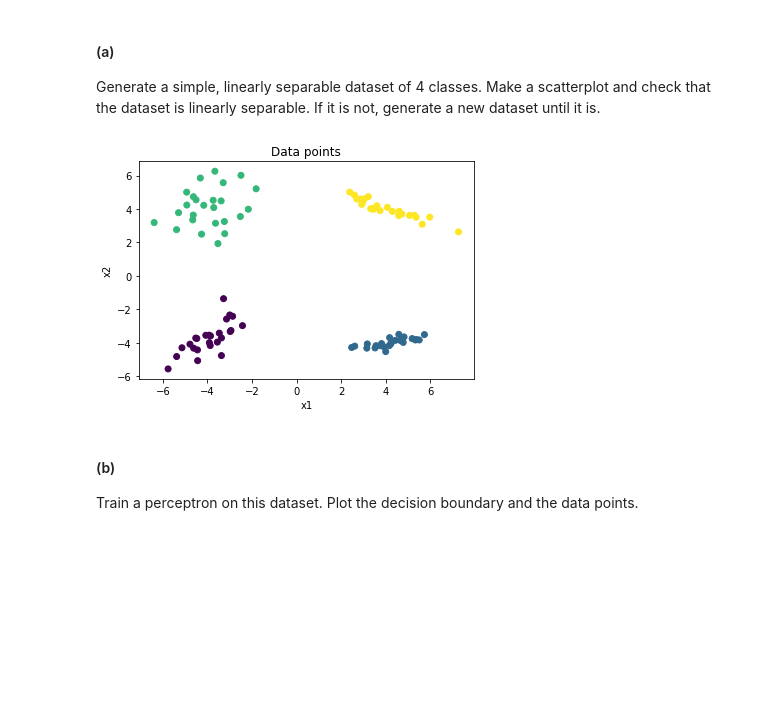
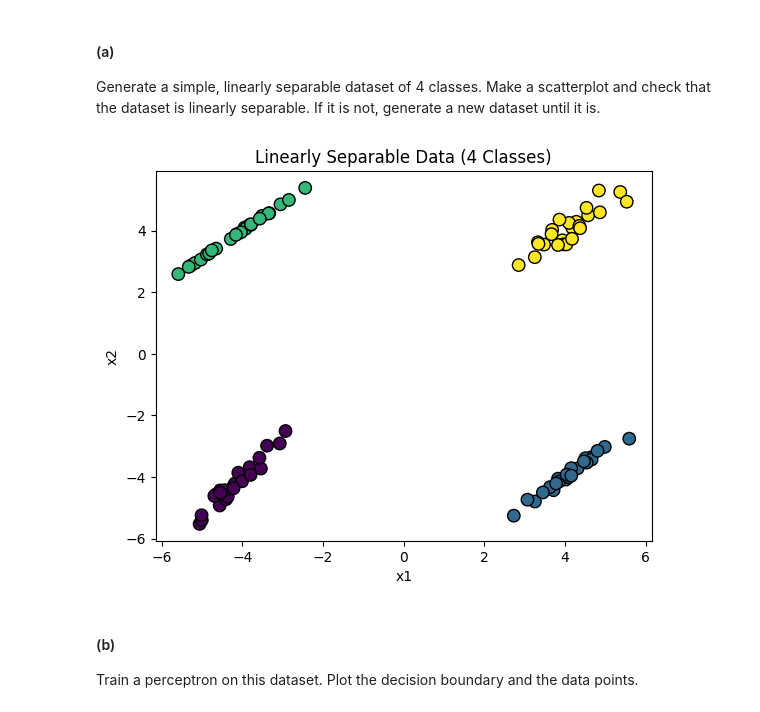
Before and after one commit to ioan-hedea/deepLearning4005, a Jupyter notebook: 2025_Assignment_4.ipynb, the cells around one changed output. Cells and saved outputs as stored; diff of their text form; code cells hidden in the pictures; blank space fills up the shorter version.

```diff
--- a/2025_Assignment_4.ipynb
+++ b/2025_Assignment_4.ipynb
@@ -686,23 +677,26 @@ Mean squared error on the test set, quadratic regression: 1.802429061451865e-30
 
 Generate a simple, linearly separable dataset of 4 classes. Make a scatterplot and check that the dataset is linearly separable. If it is not, generate a new dataset until it is.
 # %%
-#Generate a linearly separable dataset (for instance, you can use make_classification and change the random state until it is)
+# Generate a dataset with 4 linearly separable classes in 2D
+X, y = make_classification(
+    n_samples=100,          # number of data points
+    n_features=2,           # 2D for visualization
+    n_informative=2,        # both features are informative
+    n_redundant=0,          # no redundant features
+    n_clusters_per_class=1, # single cluster per class
+    n_classes=4,            # number of distinct classes
+    class_sep=4,            # increases separation between classes
+    random_state=42         # for reproducibility
+)
 
-#HINT: use the class_sep parameter and set it equal to the number of classes to increase the separation between them
-
-#WRITE YOUR OWN CODE HERE
-
-#POSSIBLE SOLUTION
-
-X, y = datasets.make_classification(n_samples=100, n_features=2, n_informative=2, n_redundant=0, n_clusters_per_class=1, n_classes=4, class_sep = 4)
-
-plt.scatter(X[:, 0], X[:, 1], c=y, cmap='viridis')
+# Plot the dataset
+plt.scatter(X[:, 0], X[:, 1], c=y, cmap='viridis', edgecolor='k', s=80)
 plt.xlabel('x1')
 plt.ylabel('x2')
-plt.title('Data points')
+plt.title('Linearly Separable Data (4 Classes)')
 plt.show()
 # %% [output]
-[figure, old version]
+[figure, new version]
 # %% [markdown]
 #### (b)
 Train a perceptron on this dataset. Plot the decision boundary and the data points.
```
Also changed, not shown: parts of 8 cells of this notebook.
